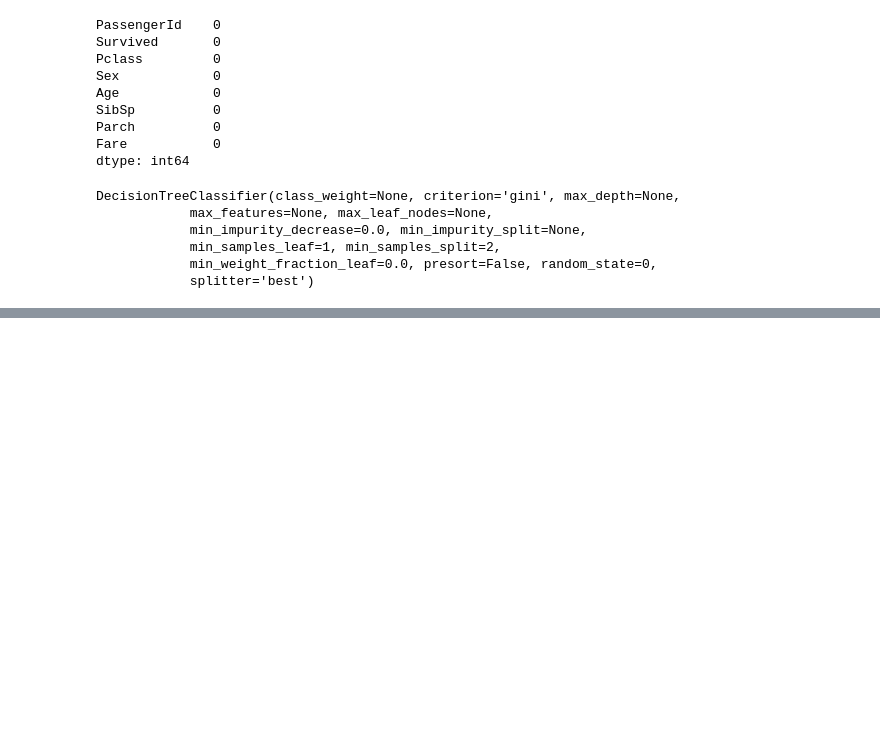
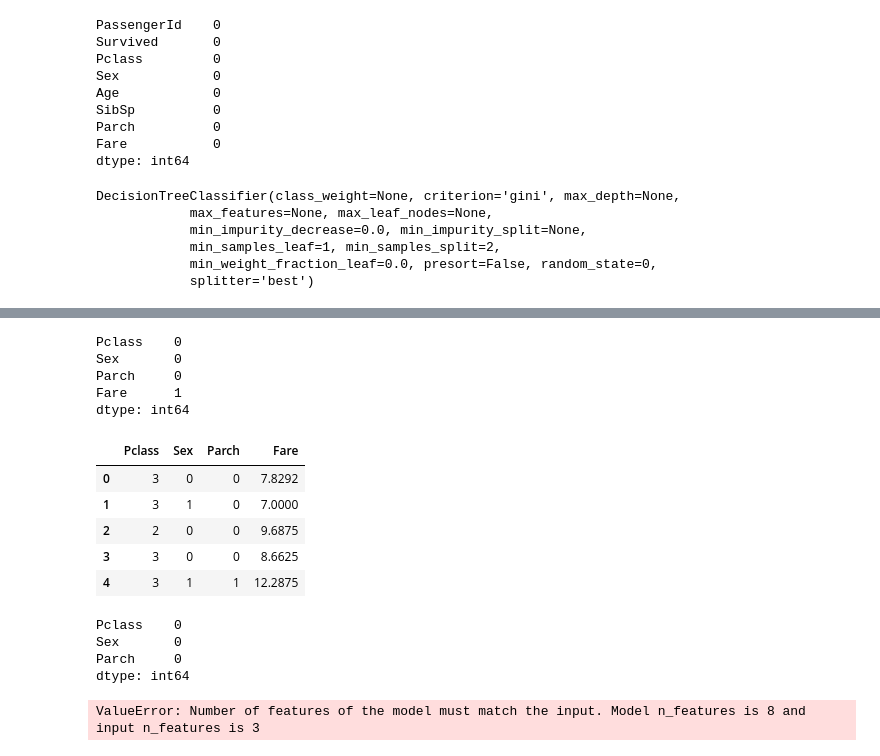
Before and after one commit to AJAberdein/kaggle-titanic, a Jupyter notebook: Titanic.ipynb, the cells around one changed output, grey strips where cells are left out. Saved outputs shown, nothing was run; the diff lists cells and outputs as text; code cells hidden in the pictures; blank space fills up the shorter version.

Commit message:
decisiontrees attempt 1 failed: mutated the data beyond repair. Back to the drawing board

```diff
--- a/Titanic.ipynb
+++ b/Titanic.ipynb
@@ -277,0 +272,3 @@ ValueError: Input contains NaN, infinity or a value too large for dtype('float32
+# %%
+drop_elements = ['PassengerId', 'SibSp']
+test_data = test_data.drop(drop_elements, axis = 1)
@@ -277,0 +277,5 @@ ValueError: Input contains NaN, infinity or a value too large for dtype('float32
+# %%
+drop_elements = ['Age']
+test_data = test_data.drop(drop_elements, axis = 1)
+# %%
+X_test = test_data
@@ -277,0 +294,17 @@ ValueError: Input contains NaN, infinity or a value too large for dtype('float32
+# %%
+X_test.isnull().sum()
+# %% [output]
+Pclass    0
+Sex       0
+Parch     0
+Fare      1
+dtype: int64
+# %%
+X_test.head()
+# %% [output]
+|  | Pclass | Sex | Parch | Fare |
+| 0 | 3 | 0 | 0 | 7.8292 |
+| 1 | 3 | 1 | 0 | 7.0000 |
+| 2 | 2 | 0 | 0 | 9.6875 |
+| 3 | 3 | 0 | 0 | 8.6625 |
+| 4 | 3 | 1 | 1 | 12.2875 |
@@ -277,0 +314,11 @@ ValueError: Input contains NaN, infinity or a value too large for dtype('float32
+# %%
+X_test.isnull().sum()
+# %% [output]
+Pclass    0
+Sex       0
+Parch     0
+dtype: int64
+# %%
+y_pred = tree.predict(X_test)
+# %% [output]
+ValueError: Number of features of the model must match the input. Model n_features is 8 and input n_features is 3
```
Also changed, not shown: parts of 5 cells of this notebook, 1 other file.
